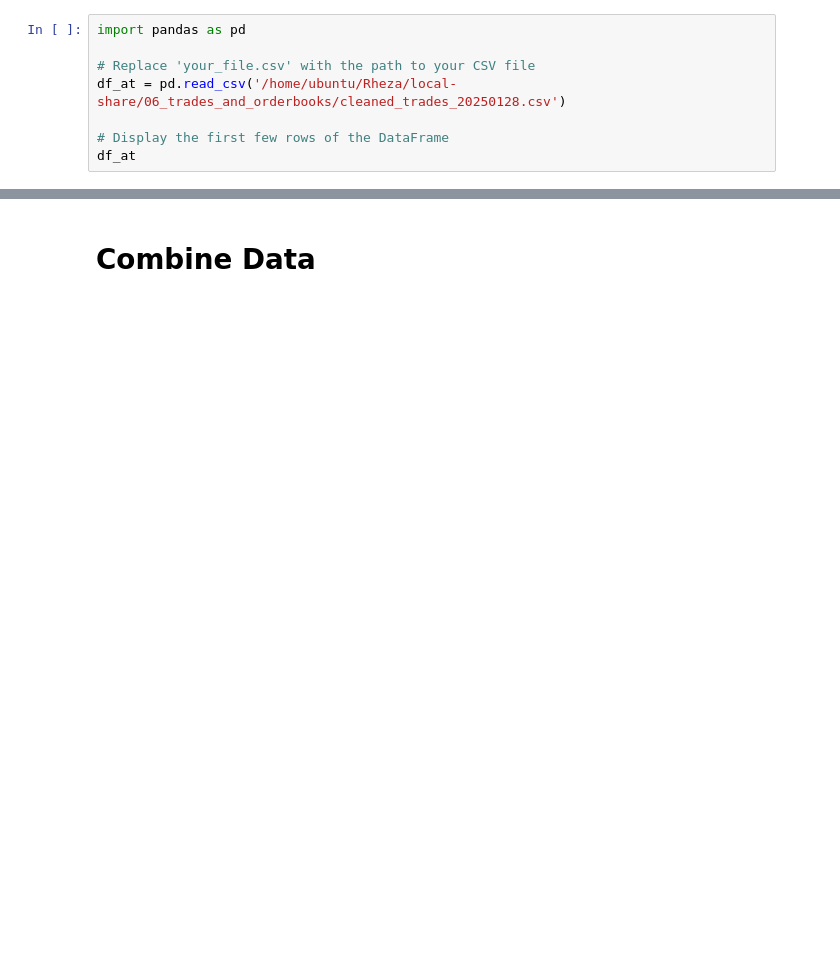
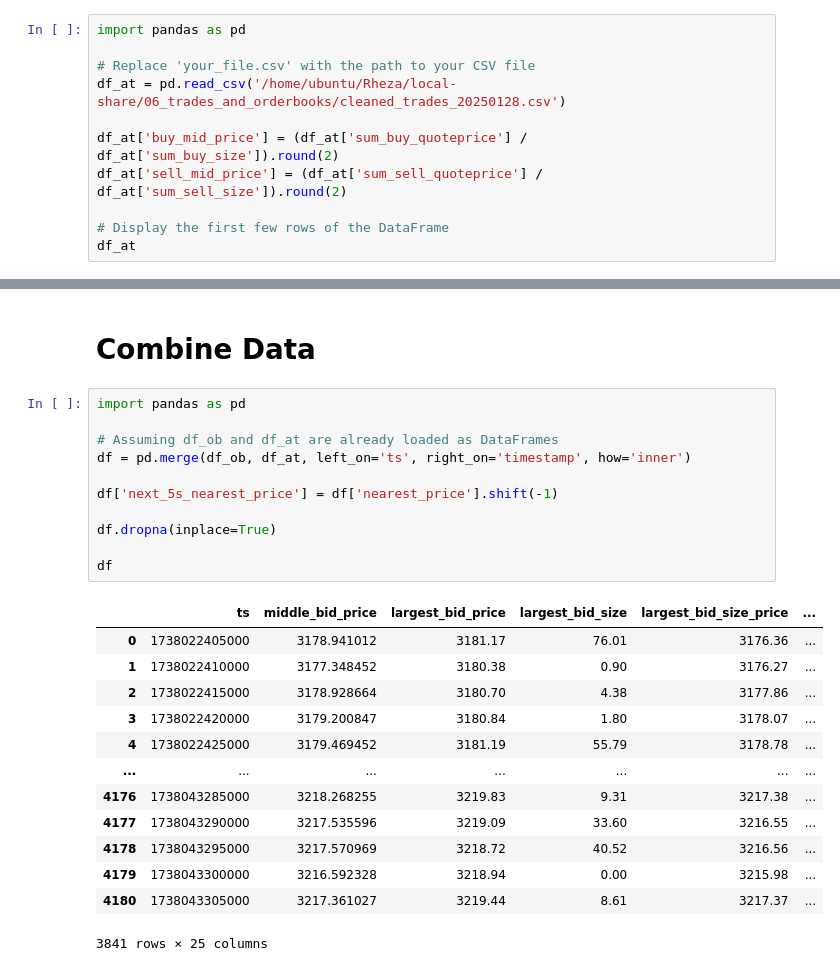
Before and after one commit to rheza-bitwyre/local-share-2, a Jupyter notebook: 06_trades_and_orderbooks/03_explore_ob_and_aggtrades.ipynb, the cells around one changed output, grey strips where cells are left out. Drawn from its saved outputs; the diff is of its cells as text; blank space fills up the shorter version.

```diff
--- a/06_trades_and_orderbooks/03_explore_ob_and_aggtrades.ipynb
+++ b/06_trades_and_orderbooks/03_explore_ob_and_aggtrades.ipynb
@@ -30,6 +30,9 @@ import pandas as pd
 # Replace 'your_file.csv' with the path to your CSV file
 df_at = pd.read_csv('/home/ubuntu/Rheza/local-share/06_trades_and_orderbooks/cleaned_trades_20250128.csv')
 
+df_at['buy_mid_price'] = (df_at['sum_buy_quoteprice'] / df_at['sum_buy_size']).round(2)
+df_at['sell_mid_price'] = (df_at['sum_sell_quoteprice'] / df_at['sum_sell_size']).round(2)
+
 # Display the first few rows of the DataFrame
 df_at
 # %% [output]
@@ -49,2 +52,27 @@ df_at
 # %% [markdown]
 # Combine Data
+# %%
+import pandas as pd
+
+# Assuming df_ob and df_at are already loaded as DataFrames
+df = pd.merge(df_ob, df_at, left_on='ts', right_on='timestamp', how='inner')
+
+df['next_5s_nearest_price'] = df['nearest_price'].shift(-1)
+
+df.dropna(inplace=True)
+
+df
+# %% [output]
+|  | ts | middle_bid_price | largest_bid_price | largest_bid_size | largest_bid_size_price | ... |
+| 0 | 1738022405000 | 3178.941012 | 3181.17 | 76.01 | 3176.36 | ... |
+| 1 | 1738022410000 | 3177.348452 | 3180.38 | 0.90 | 3176.27 | ... |
+| 2 | 1738022415000 | 3178.928664 | 3180.70 | 4.38 | 3177.86 | ... |
+| 3 | 1738022420000 | 3179.200847 | 3180.84 | 1.80 | 3178.07 | ... |
+| 4 | 1738022425000 | 3179.469452 | 3181.19 | 55.79 | 3178.78 | ... |
+| ... | ... | ... | ... | ... | ... | ... |
+| 4176 | 1738043285000 | 3218.268255 | 3219.83 | 9.31 | 3217.38 | ... |
+| 4177 | 1738043290000 | 3217.535596 | 3219.09 | 33.60 | 3216.55 | ... |
+| 4178 | 1738043295000 | 3217.570969 | 3218.72 | 40.52 | 3216.56 | ... |
+| 4179 | 1738043300000 | 3216.592328 | 3218.94 | 0.00 | 3215.98 | ... |
+| 4180 | 1738043305000 | 3217.361027 | 3219.44 | 8.61 | 3217.37 | ... |
+3841 rows × 25 columns
```
Also changed, not shown: parts of 6 cells of this notebook, 4 other files.
